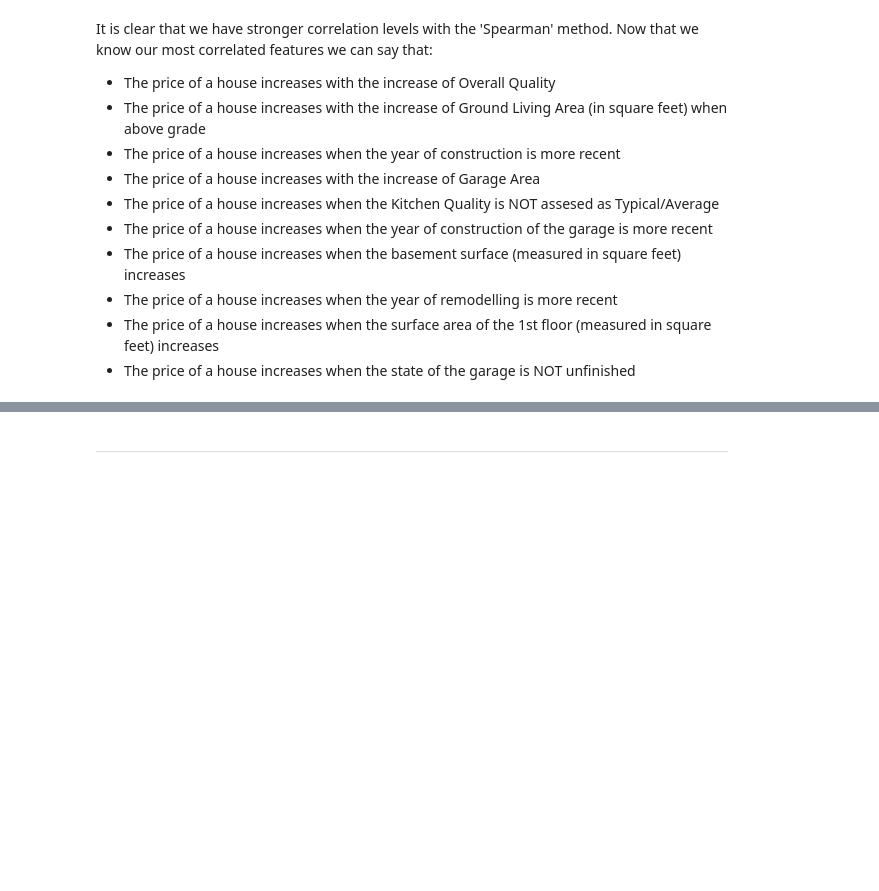
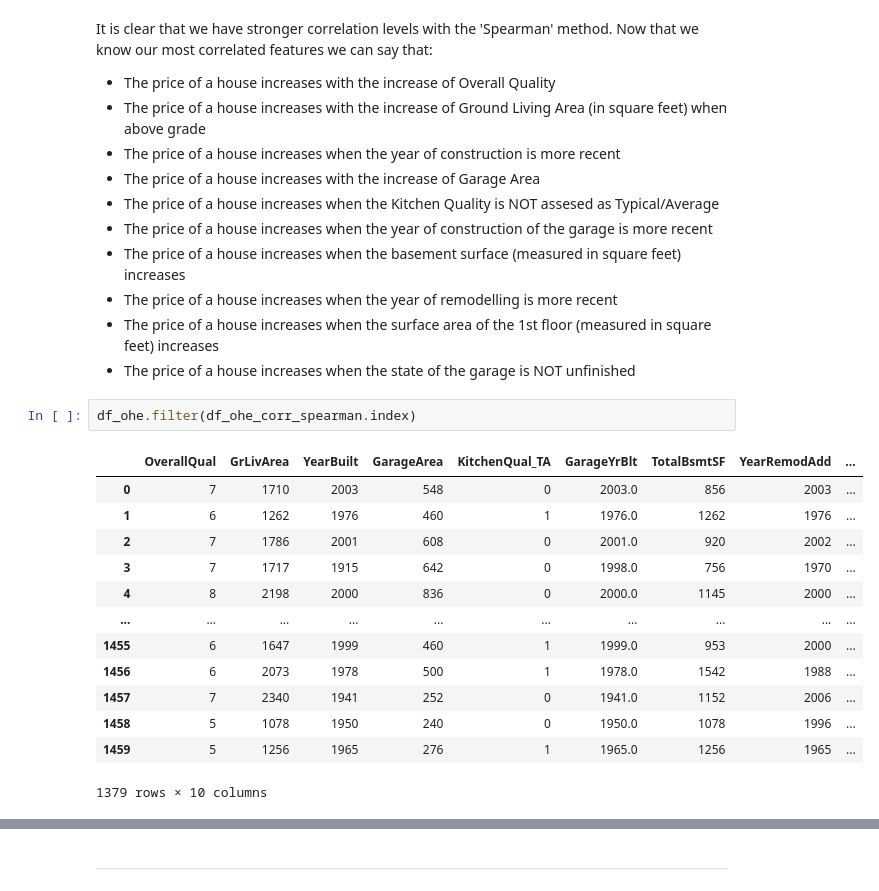
Before and after one commit to DevFabrizio/Fabrizio-Project-Five, a Jupyter notebook: jupyter_notebooks/Data Cleaning.ipynb, the cells around one changed output, grey strips where cells are left out. Saved outputs shown, nothing was run; the diff lists cells and outputs as text; blank space fills up the shorter version.

```diff
--- a/jupyter_notebooks/Data Cleaning.ipynb
+++ b/jupyter_notebooks/Data Cleaning.ipynb
@@ -264,3 +276,19 @@ It is clear that we have stronger correlation levels with the 'Spearman' method.
 - The price of a house increases when the year of remodelling is more recent
 - The price of a house increases when the surface area of the 1st floor (measured in square feet) increases
 - The price of a house increases when the state of the garage is NOT unfinished
+# %%
+df_ohe.filter(df_ohe_corr_spearman.index)
+# %% [output]
+|  | OverallQual | GrLivArea | YearBuilt | GarageArea | KitchenQual_TA | GarageYrBlt | TotalBsmtSF | YearRemodAdd | ... |
+| 0 | 7 | 1710 | 2003 | 548 | 0 | 2003.0 | 856 | 2003 | ... |
+| 1 | 6 | 1262 | 1976 | 460 | 1 | 1976.0 | 1262 | 1976 | ... |
+| 2 | 7 | 1786 | 2001 | 608 | 0 | 2001.0 | 920 | 2002 | ... |
+| 3 | 7 | 1717 | 1915 | 642 | 0 | 1998.0 | 756 | 1970 | ... |
+| 4 | 8 | 2198 | 2000 | 836 | 0 | 2000.0 | 1145 | 2000 | ... |
+| ... | ... | ... | ... | ... | ... | ... | ... | ... | ... |
+| 1455 | 6 | 1647 | 1999 | 460 | 1 | 1999.0 | 953 | 2000 | ... |
+| 1456 | 6 | 2073 | 1978 | 500 | 1 | 1978.0 | 1542 | 1988 | ... |
+| 1457 | 7 | 2340 | 1941 | 252 | 0 | 1941.0 | 1152 | 2006 | ... |
+| 1458 | 5 | 1078 | 1950 | 240 | 0 | 1950.0 | 1078 | 1996 | ... |
+| 1459 | 5 | 1256 | 1965 | 276 | 1 | 1965.0 | 1256 | 1965 | ... |
+1379 rows × 10 columns
```
Also changed, not shown: parts of 3 cells of this notebook.
